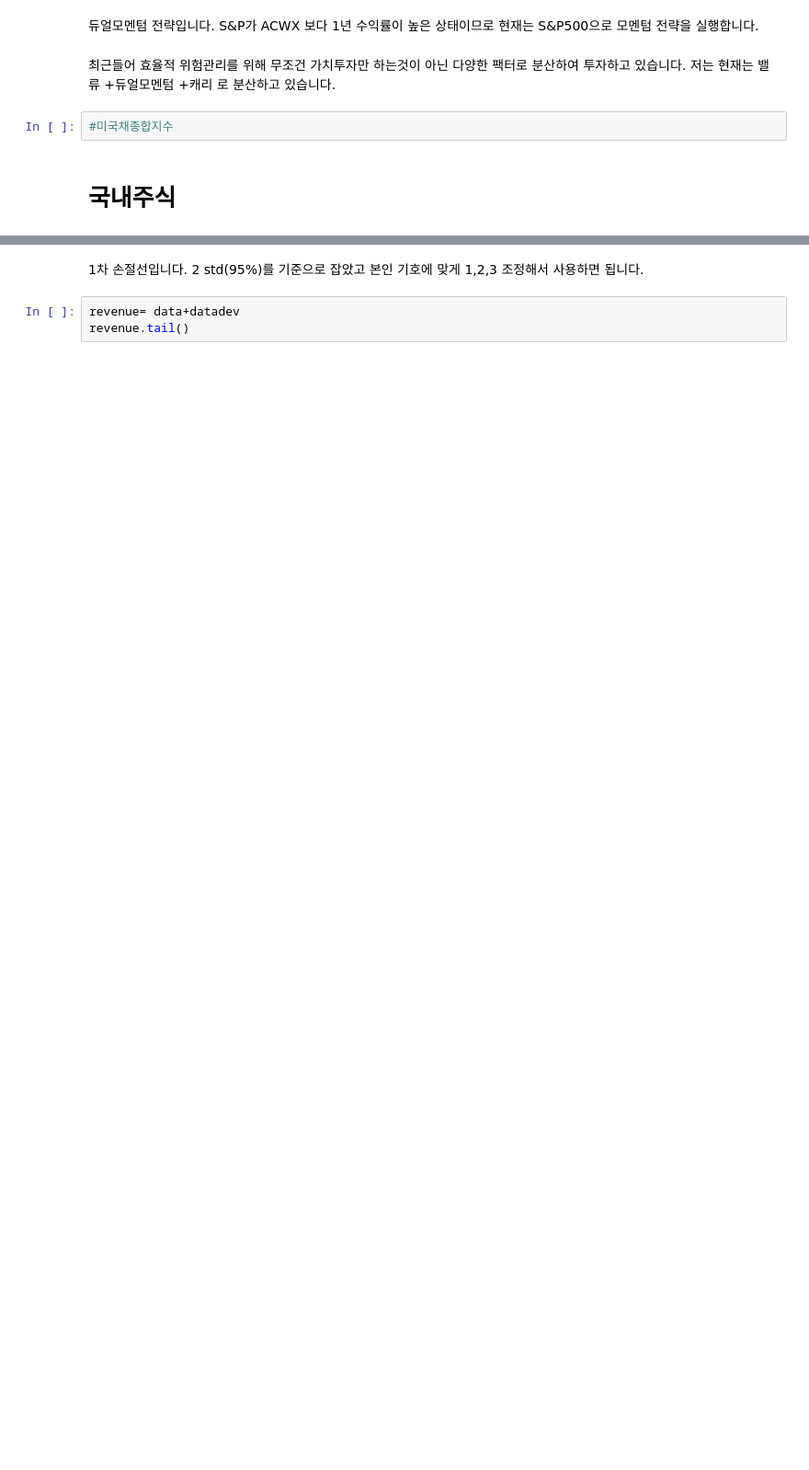
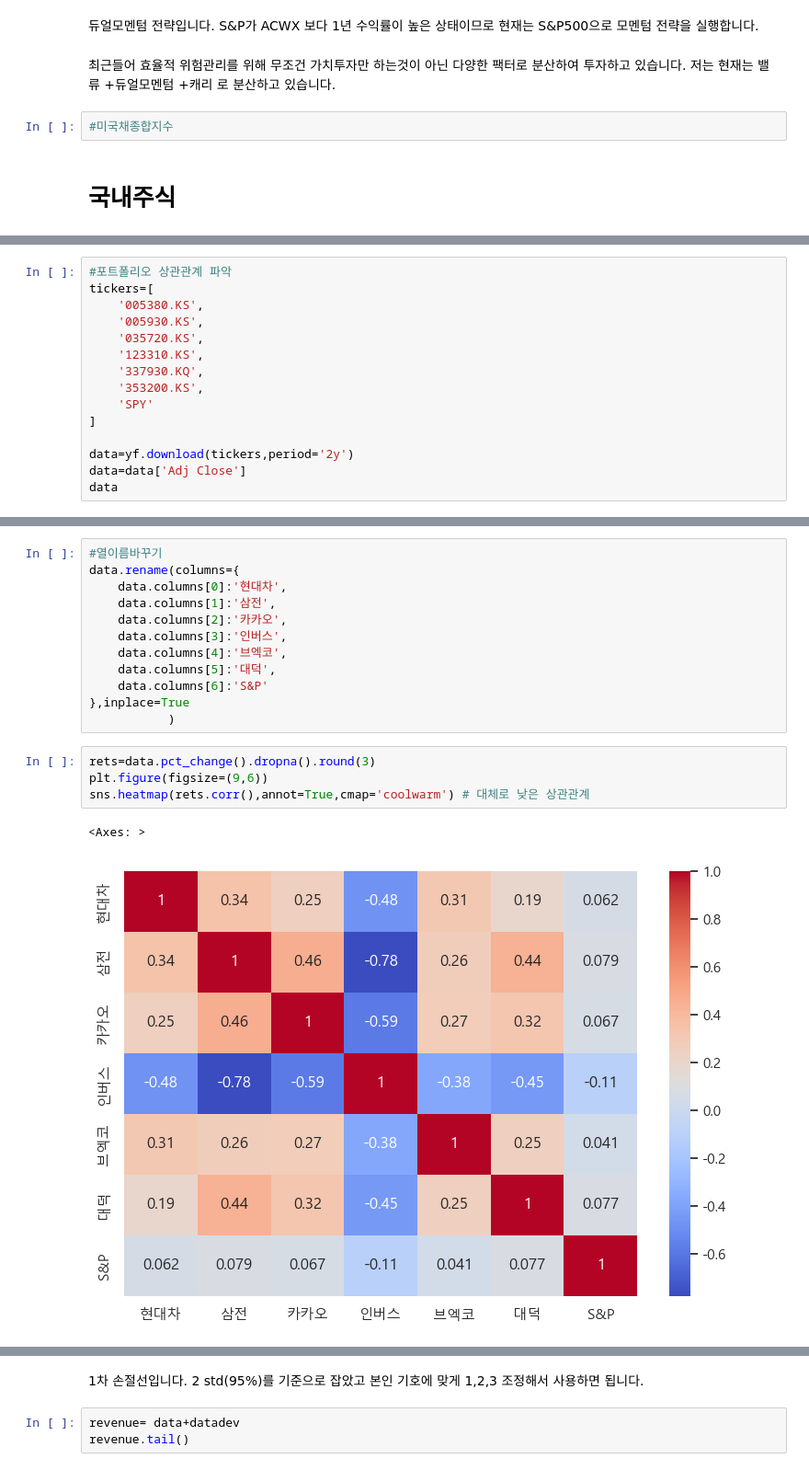
Before and after one commit to hojune2/_investment, a Jupyter notebook: micro.ipynb, the cells around one changed output, grey strips where cells are left out. Shown at 92% size. Drawn from its saved outputs; the diff is of its cells as text; blank space fills up the shorter version.

```diff
--- a/micro.ipynb
+++ b/micro.ipynb
@@ -85,0 +102,15 @@ data.plot()
+# %%
+#포트폴리오 상관관계 파악
+tickers=[
+    '005380.KS',
+    '005930.KS',
+    '035720.KS',
+    '123310.KS',
+    '337930.KQ',
+    '353200.KS',
+    'SPY'
+]
+
+data=yf.download(tickers,period='2y')
+data=data['Adj Close']
+data
@@ -85,0 +133,19 @@ data.plot()
+# %%
+#열이름바꾸기
+data.rename(columns={
+    data.columns[0]:'현대차',
+    data.columns[1]:'삼전',
+    data.columns[2]:'카카오',
+    data.columns[3]:'인버스',
+    data.columns[4]:'브엑코',
+    data.columns[5]:'대덕',
+    data.columns[6]:'S&P'
+},inplace=True
+           )
+# %%
+rets=data.pct_change().dropna().round(3)
+plt.figure(figsize=(9,6))
+sns.heatmap(rets.corr(),annot=True,cmap='coolwarm') # 대체로 낮은 상관관계
+# %% [output]
+<Axes: >
+[figure, added]
```
Also changed, not shown: parts of 13 cells of this notebook.
